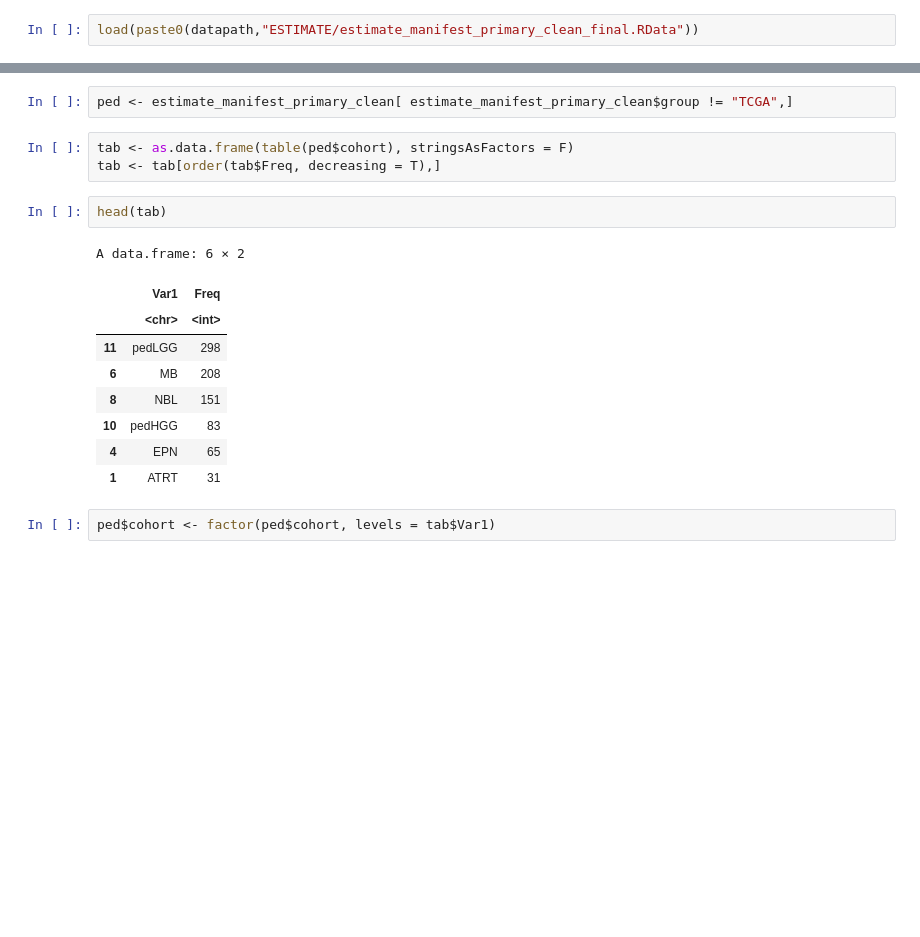
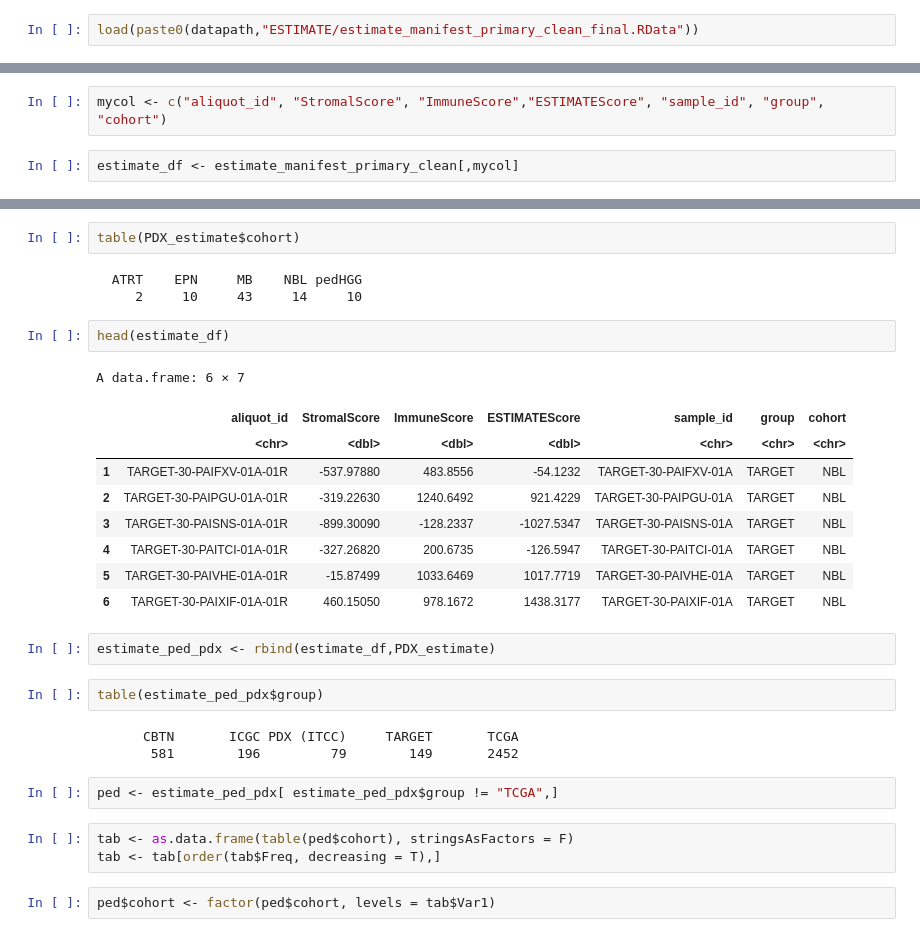
Before and after one commit to pughlab/immunogenomics_pedNST, a Jupyter notebook: notebooks/14_cohort_barplot.ipynb, the cells around one changed output, grey strips where cells are left out. Drawn from its saved outputs; the diff is of its cells as text; blank space fills up the shorter version.

```diff
--- a/notebooks/14_cohort_barplot.ipynb
+++ b/notebooks/14_cohort_barplot.ipynb
@@ -22,0 +72,4 @@ load(paste0(datapath,"ESTIMATE/estimate_manifest_primary_clean_final.RData"))
+# %%
+mycol <- c("aliquot_id", "StromalScore", "ImmuneScore","ESTIMATEScore", "sample_id", "group", "cohort")
+# %%
+estimate_df <- estimate_manifest_primary_clean[,mycol]
@@ -23,19 +97,31 @@ load(paste0(datapath,"ESTIMATE/estimate_manifest_primary_clean_final.RData"))
+# %%
+table(PDX_estimate$cohort)
+# %% [output]
+  ATRT    EPN     MB    NBL pedHGG
+     2     10     43     14     10
+# %%
+head(estimate_df)
+# %% [output]
+A data.frame: 6 × 7
+|  | aliquot_id | StromalScore | ImmuneScore | ESTIMATEScore | sample_id | group | cohort |
+|  | <chr> | <dbl> | <dbl> | <dbl> | <chr> | <chr> | <chr> |
+| 1 | TARGET-30-PAIFXV-01A-01R | -537.97880 | 483.8556 | -54.1232 | TARGET-30-PAIFXV-01A | TARGET | NBL |
+| 2 | TARGET-30-PAIPGU-01A-01R | -319.22630 | 1240.6492 | 921.4229 | TARGET-30-PAIPGU-01A | TARGET | NBL |
+| 3 | TARGET-30-PAISNS-01A-01R | -899.30090 | -128.2337 | -1027.5347 | TARGET-30-PAISNS-01A | TARGET | NBL |
+| 4 | TARGET-30-PAITCI-01A-01R | -327.26820 | 200.6735 | -126.5947 | TARGET-30-PAITCI-01A | TARGET | NBL |
+| 5 | TARGET-30-PAIVHE-01A-01R | -15.87499 | 1033.6469 | 1017.7719 | TARGET-30-PAIVHE-01A | TARGET | NBL |
+| 6 | TARGET-30-PAIXIF-01A-01R | 460.15050 | 978.1672 | 1438.3177 | TARGET-30-PAIXIF-01A | TARGET | NBL |
+# %%
+estimate_ped_pdx <- rbind(estimate_df,PDX_estimate)
+# %%
+table(estimate_ped_pdx$group)
+# %% [output]
+      CBTN       ICGC PDX (ITCC)     TARGET       TCGA
+       581        196         79        149       2452
 # %%
-ped <- estimate_manifest_primary_clean[ estimate_manifest_primary_clean$group != "TCGA",]
+ped <- estimate_ped_pdx[ estimate_ped_pdx$group != "TCGA",]
 # %%
 tab <- as.data.frame(table(ped$cohort), stringsAsFactors = F)
 tab <- tab[order(tab$Freq, decreasing = T),]
-# %%
-head(tab)
-# %% [output]
-A data.frame: 6 × 2
-|  | Var1 | Freq |
-|  | <chr> | <int> |
-| 11 | pedLGG | 298 |
-| 6 | MB | 208 |
-| 8 | NBL | 151 |
-| 10 | pedHGG | 83 |
-| 4 | EPN | 65 |
-| 1 | ATRT | 31 |
 # %%
 ped$cohort <- factor(ped$cohort, levels = tab$Var1)
```
Also changed, not shown: parts of 21 cells of this notebook, 10 other files.
